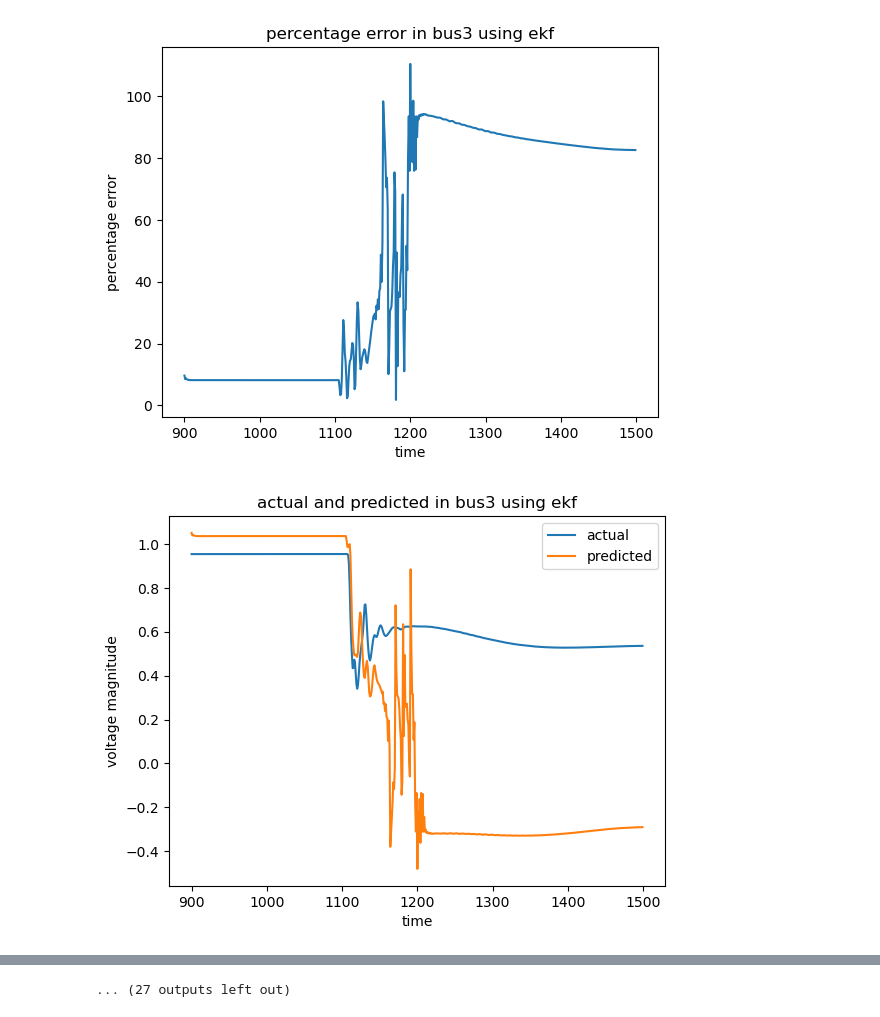
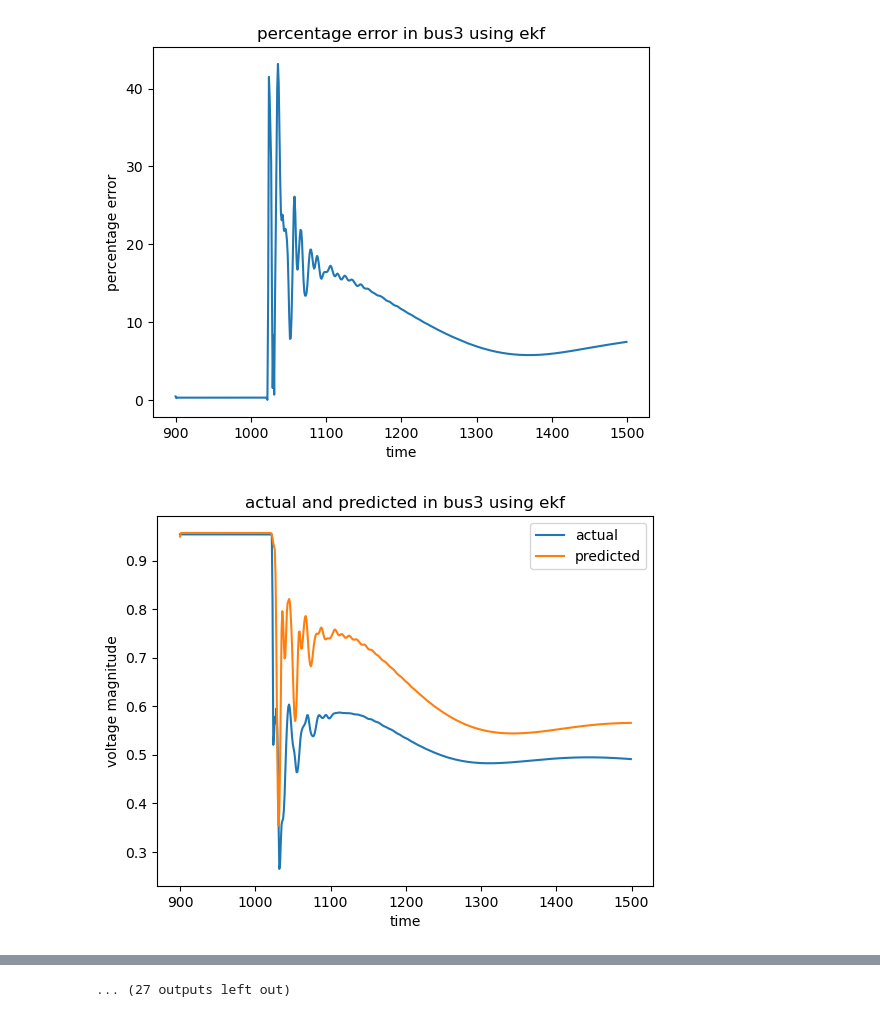
Before and after one commit to ayush-thakur/DSE_IEEE_14_bus, a Jupyter notebook: DSE_EKF_2.ipynb, the cells around one changed output, grey strips where cells are left out. Saved outputs shown, nothing was run; the diff lists cells and outputs as text; code cells hidden in the pictures.

```diff
--- a/DSE_EKF_2.ipynb
+++ b/DSE_EKF_2.ipynb
@@ -379,8 +379,8 @@ def Hx(x):
 
     return h
 # %%
-Pi= pd.read_csv("data/PQ_fault_modified1.csv")
-df=pd.read_csv("data/Vrms_fault1.csv")
+Pi= pd.read_csv("data/PQ_fault_modified2.csv")
+df=pd.read_csv("data/Vrms_fault2.csv")
 nbus=14;
 Pi= Pi.to_numpy();
 
@@ -399,13 +399,13 @@ ekf = ExtendedKalmanFilter(dim_x=27, dim_z=41)
 initial_state = np.zeros((27, 1))  # Initial state vector
 for i in range(13,27):
     initial_state[i]=1
-initial_covariance = np.eye(27)*1e-8 # Initial covariance matrix
+initial_covariance = np.eye(27)*1e-4 # Initial covariance matrix
 
 ekf.x = initial_state
 ekf.P = initial_covariance # Initial covariance matrix
 
-ekf.Q =np.eye(27)*1e-2# Process noise covariance matrix
-ekf.R = np.eye(41)*1e-3 # Measurement noise covariance matrix
+ekf.Q =np.eye(27)*6.8*1e-1# Process noise covariance matrix
+ekf.R = np.eye(41)*5*1e-6 # Measurement noise covariance matrix
 # ekf.R= np.diagflat(zdata[:,5])*1e-1
 def f(x, dt):
     F = np.identity(27)
@@ -432,7 +432,7 @@ for i in range (900,1500):
     ekf.HJacobian=HJacobian_at1
     ekf.h=Hx
     num_buses=14;
-    ekf.F =np.identity(27)*1.05
+    ekf.F =np.identity(27)
     ekf.f=f
 
     ekf.update(z,ekf.HJacobian,ekf.h)  # Update step using measurement function
@@ -546,2 +546,2 @@ for i2 in range(14):
-[figure, old version]
+[figure, new version]
-[figure, old version]
+[figure, new version]
```
Also changed, not shown: parts of 1 cell of this notebook, 2 other files.
